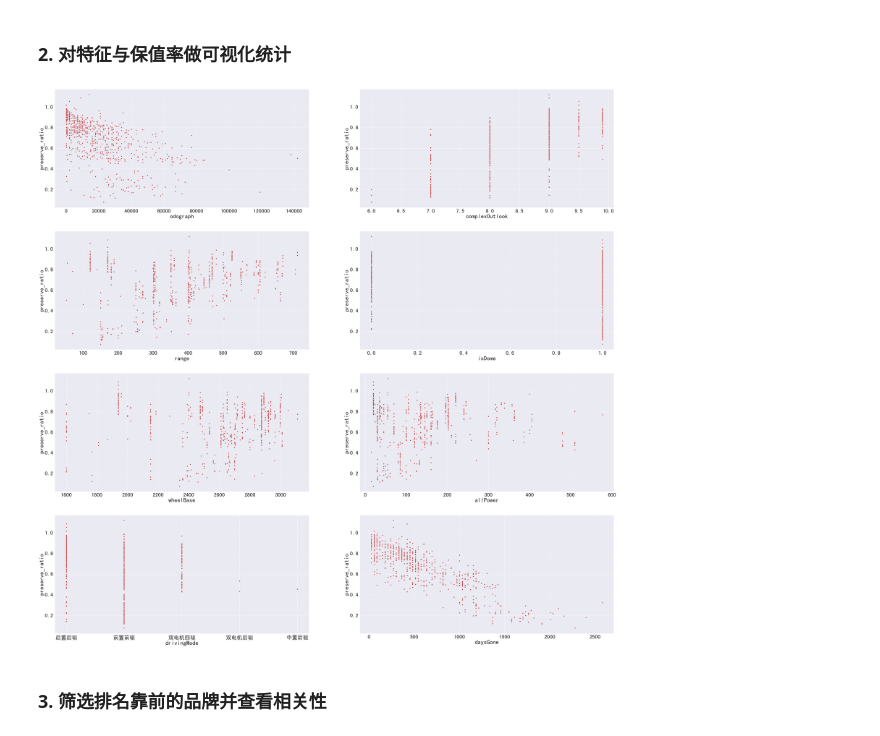
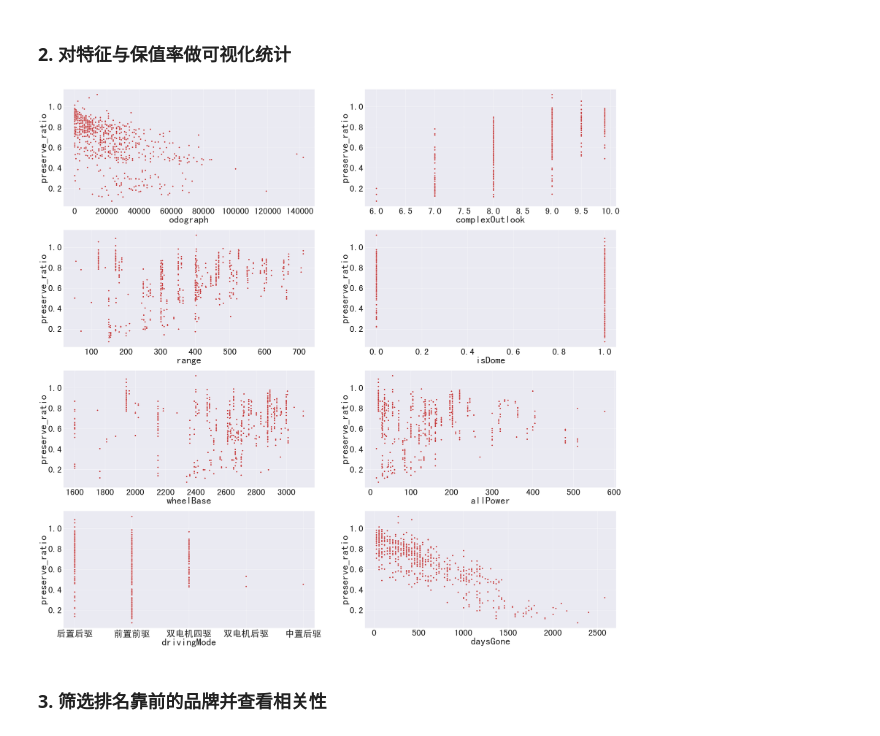
Before and after one commit to hcffffff/secondhand-car-price-prediction, a Jupyter notebook: model/model.ipynb, the cells around one changed output. Cells and saved outputs as stored; diff of their text form; code cells hidden in the pictures.

```diff
--- a/model/model.ipynb
+++ b/model/model.ipynb
@@ -225,19 +225,19 @@ allData[allData['preserve_ratio'] > 1]
 ### 2. 对特征与保值率做可视化统计
 # %%
 rc = {'font.sans-serif': 'SimHei', 'axes.unicode_minus': False}
-sns.set(rc=rc, palette = "RdBu", font_scale = 3)
+sns.set(rc=rc, palette = "RdBu", font_scale = 5)
 figure, axes = plt.subplots(4, 2, figsize=(60,60))
-sns.scatterplot(allData['odograph'], allData['preserve_ratio'], ax=axes[0][0])
-sns.scatterplot(allData['complexOutlook'], allData['preserve_ratio'], ax=axes[0][1])
-sns.scatterplot(allData['range'], allData['preserve_ratio'], ax=axes[1][0])
-sns.scatterplot(allData['isDome'], allData['preserve_ratio'], ax=axes[1][1])
-sns.scatterplot(allData['wheelBase'], allData['preserve_ratio'], ax=axes[2][0])
-sns.scatterplot(allData['allPower'], allData['preserve_ratio'], ax=axes[2][1])
-sns.scatterplot(allData['drivingMode'], allData['preserve_ratio'], ax=axes[3][0])
-sns.scatterplot(allData['daysGone'], allData['preserve_ratio'], ax=axes[3][1])
+sns.scatterplot(allData['odograph'], allData['preserve_ratio'], ax=axes[0][0], s=80)
+sns.scatterplot(allData['complexOutlook'], allData['preserve_ratio'], ax=axes[0][1], s=80)
+sns.scatterplot(allData['range'], allData['preserve_ratio'], ax=axes[1][0], s=80)
+sns.scatterplot(allData['isDome'], allData['preserve_ratio'], ax=axes[1][1], s=80)
+sns.scatterplot(allData['wheelBase'], allData['preserve_ratio'], ax=axes[2][0], s=80)
+sns.scatterplot(allData['allPower'], allData['preserve_ratio'], ax=axes[2][1], s=80)
+sns.scatterplot(allData['drivingMode'], allData['preserve_ratio'], ax=axes[3][0], s=80)
+sns.scatterplot(allData['daysGone'], allData['preserve_ratio'], ax=axes[3][1], s=80)
 plt.show()
 # %% [output]
-[figure, old version]
+[figure, new version]
 # %% [markdown]
 ### 3. 筛选排名靠前的品牌并查看相关性
 # %%
```
Also changed, not shown: parts of 14 cells of this notebook, 5 other files.
